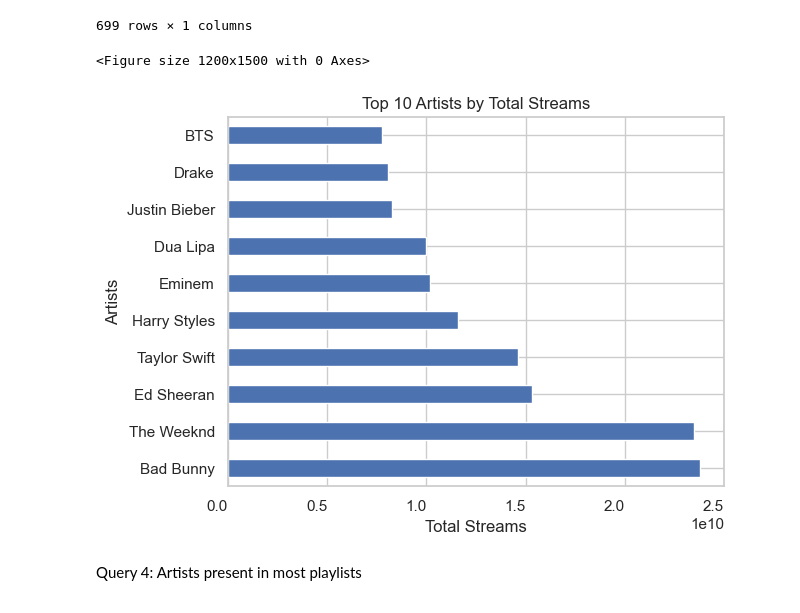
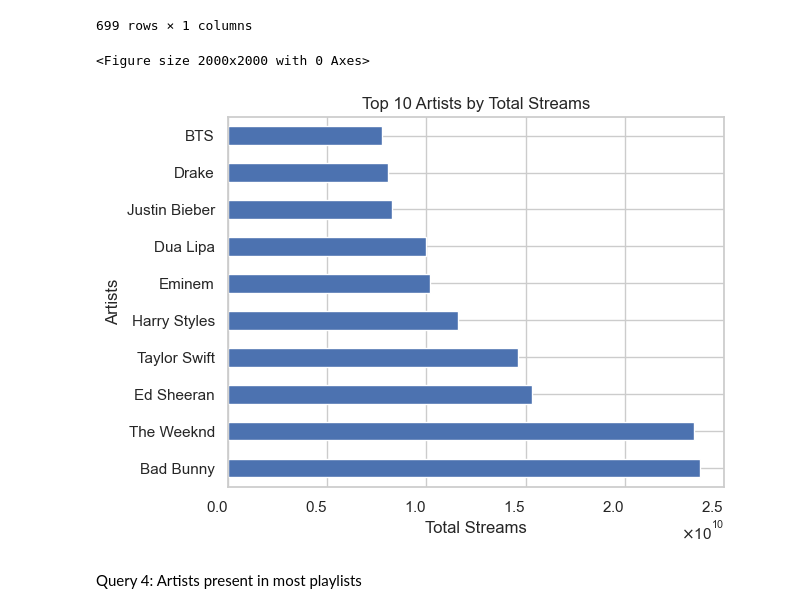
Before and after one commit to i-ap5/FamBus, a Jupyter notebook: famBus.ipynb, the cells around one changed output. Drawn from its saved outputs; the diff is of its cells as text; code cells hidden in the pictures.

```diff
--- a/famBus.ipynb
+++ b/famBus.ipynb
@@ -678,19 +678,22 @@ df_artist_streams
 | Sukriti Kakar | 1365184 |
 699 rows × 1 columns
 # %%
-plt.figure(figsize=(12, 15))
+plt.figure(figsize=(20,20))
 df_artist_streams.head(10).plot(kind='barh', legend=False)
 
 plt.xticks( ha='right')
+
+plt.gca().xaxis.set_major_formatter(ticker.ScalarFormatter(useMathText=True))
+
 
 plt.ylabel('Artists')
 plt.xlabel('Total Streams')
 plt.title('Top 10 Artists by Total Streams')
 
 plt.show()
 # %% [output]
-<Figure size 1200x1500 with 0 Axes>
+<Figure size 2000x2000 with 0 Axes>
-[figure, old version]
+[figure, new version]
 # %% [markdown]
 Query 4: Artists present in most playlists
 # %%
```
Also changed, not shown: parts of 8 cells of this notebook.
